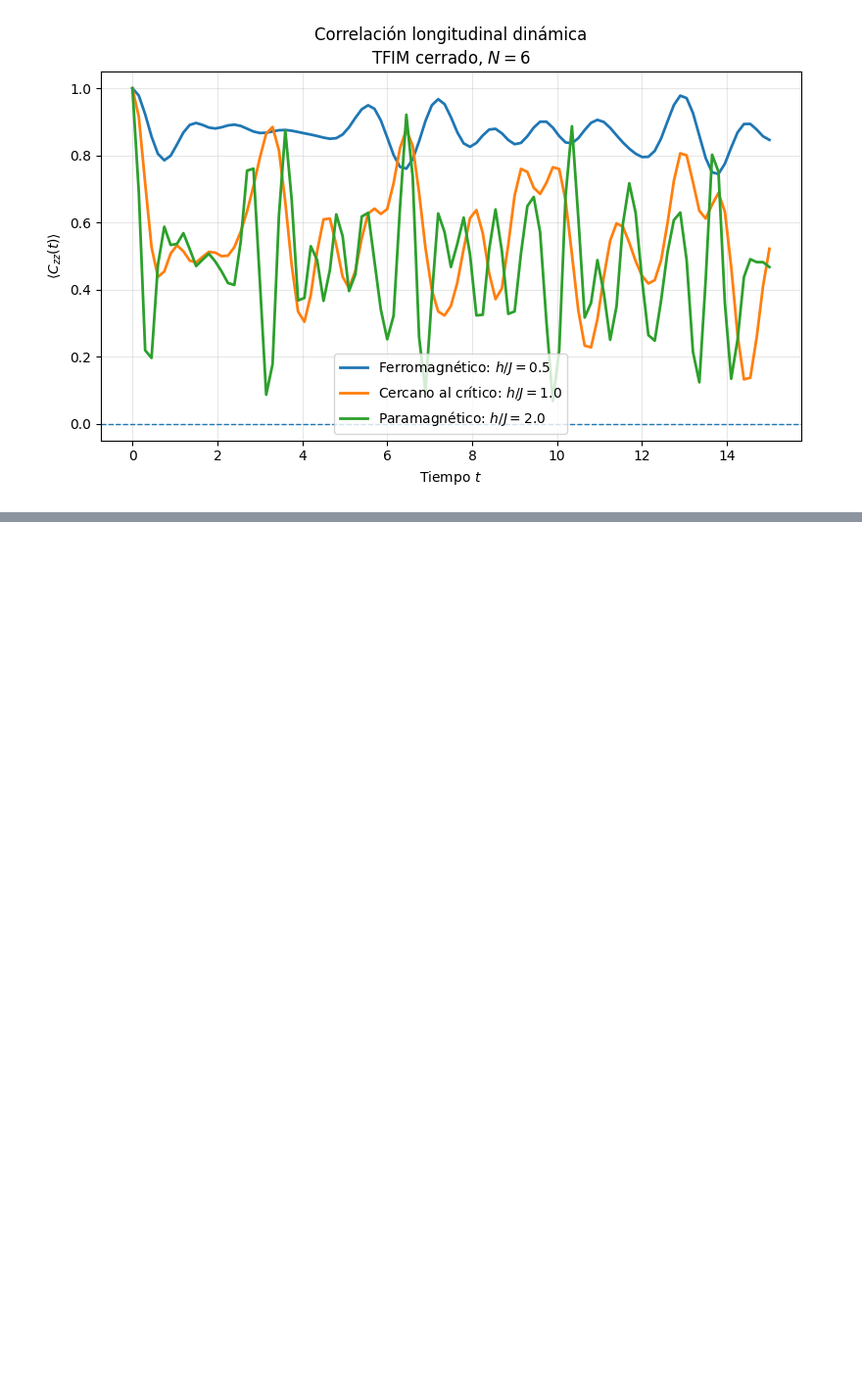
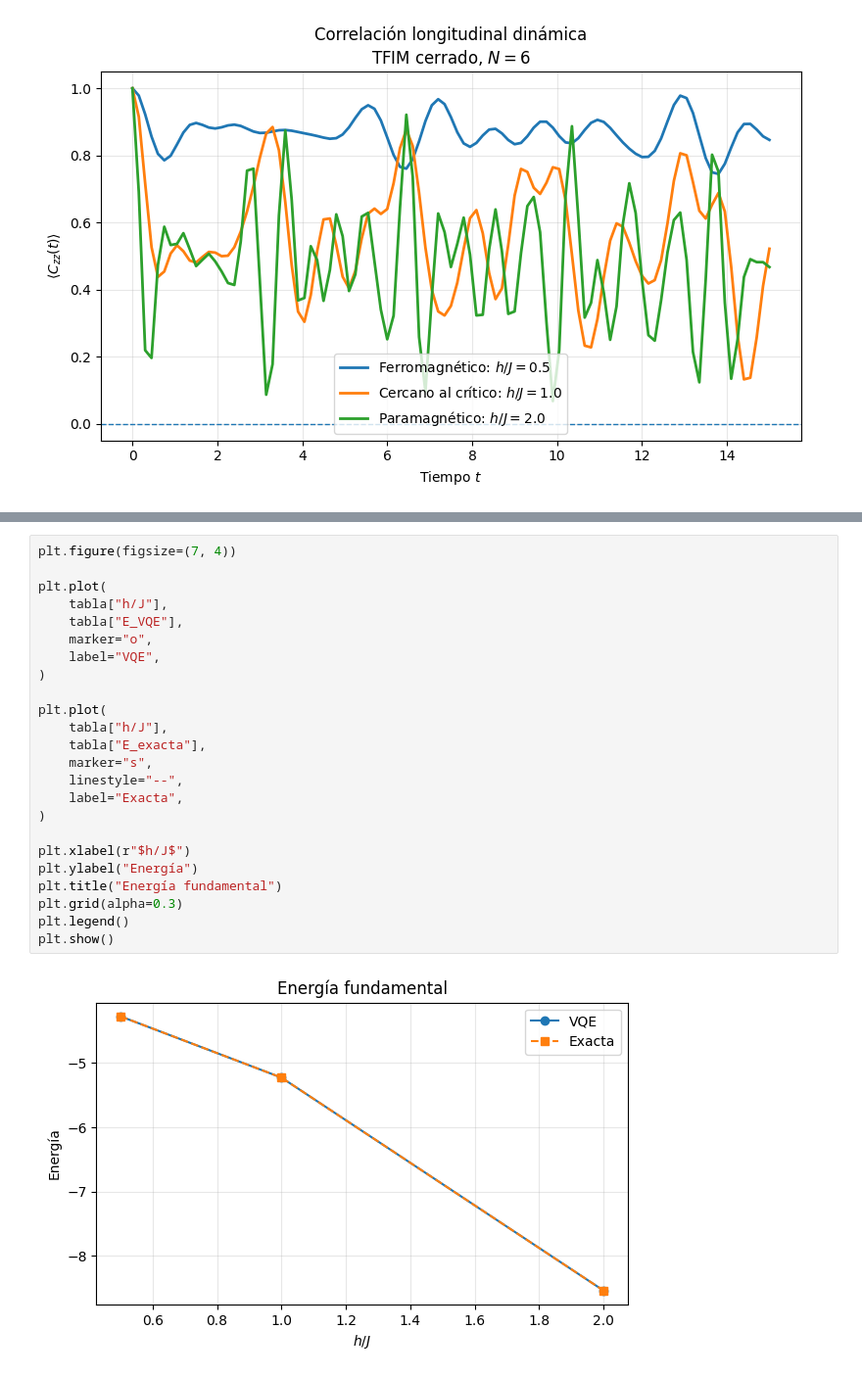
Before and after one commit to BenSanHer/Quantathon-Notebooks-Teoricos, a Jupyter notebook: Implementación reto 1/Implementacion del sistema.ipynb, the cells around one changed output, grey strips where cells are left out. Shown at 98% size. Drawn from its saved outputs; the diff is of its cells as text; blank space fills up the shorter version.

```diff
--- a/Implementación reto 1/Implementacion del sistema.ipynb
+++ b/Implementación reto 1/Implementacion del sistema.ipynb
@@ -456,0 +1328,26 @@ plt.show()
+# %%
+plt.figure(figsize=(7, 4))
+
+plt.plot(
+    tabla["h/J"],
+    tabla["E_VQE"],
+    marker="o",
+    label="VQE",
+)
+
+plt.plot(
+    tabla["h/J"],
+    tabla["E_exacta"],
+    marker="s",
+    linestyle="--",
+    label="Exacta",
+)
+
+plt.xlabel(r"$h/J$")
+plt.ylabel("Energía")
+plt.title("Energía fundamental")
+plt.grid(alpha=0.3)
+plt.legend()
+plt.show()
+# %% [output]
+[figure, added]
```
Also changed, not shown: parts of 22 cells of this notebook, 2 other files.
